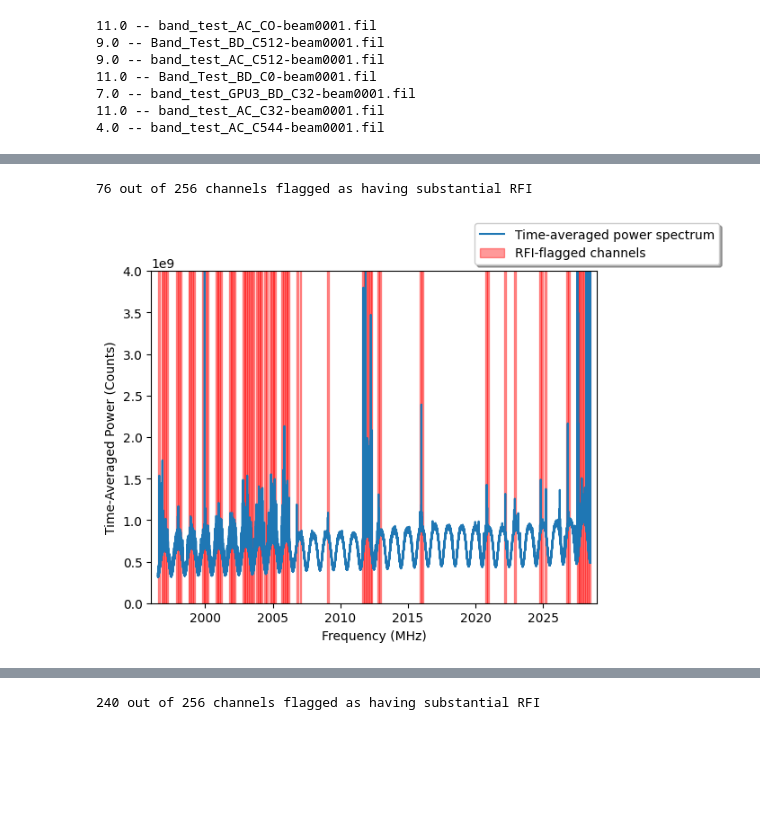
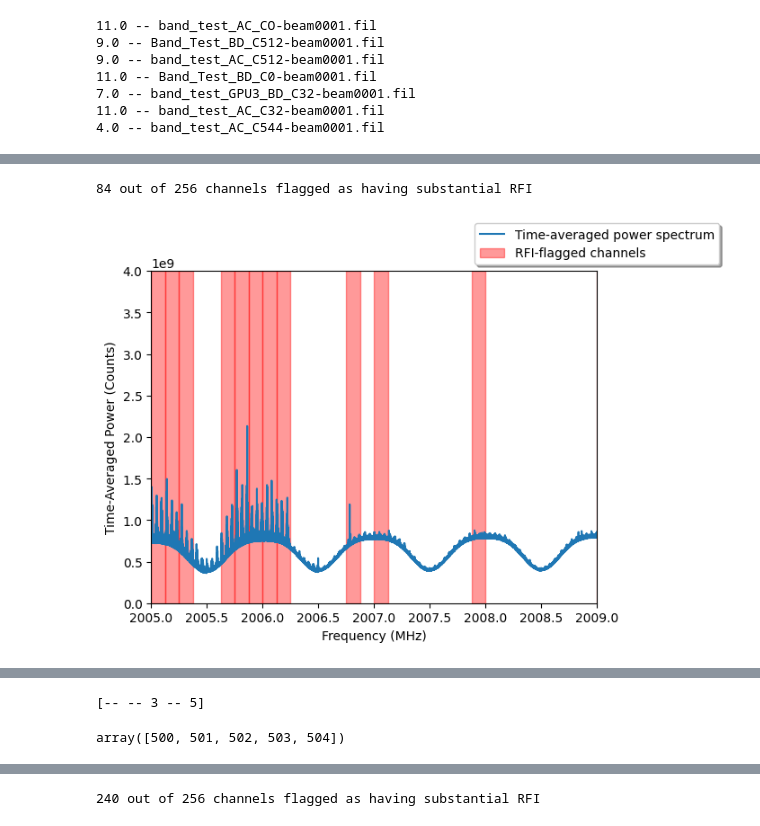
Before and after one commit to jareds-laf/playing-with-cosmic-data, a Jupyter notebook: filterbank/filterbank_rfi_id_kurtosis.ipynb, the cells around one changed output, grey strips where cells are left out. Drawn from its saved outputs; the diff is of its cells as text; code cells hidden in the pictures; blank space fills up the shorter version.

```diff
--- a/filterbank/filterbank_rfi_id_kurtosis.ipynb
+++ b/filterbank/filterbank_rfi_id_kurtosis.ipynb
@@ -348,7 +276,7 @@ def plot_mask_kurtosis(wf_in, n_divs=128, threshold=50, unfiltered=True, clean_c
 # %%
 def plot_tavg_powertemp(wf_in,
                     f_start=0, f_stop=6000,
-                    p_start=0, p_stop=5*10**10, n_divs=128, threshold=50,
+                    p_start=0, p_stop=5*10**10, n_divs=256, threshold=50,
                     show_filtered_bins=True):
     # Plot the time-averaged power spectrum for a given blimpy waterfall object
     # wf: The desired input waterfall object
@@ -393,5 +321,5 @@ def plot_tavg_powertemp(wf_in,
     else:
         ax.legend(fancybox=True,shadow=True, loc='lower center', bbox_to_anchor=(1, 1), ncols=1)
 # %%
-thrsh = 1.5
+thrsh = 1.25
 ndivs = 256
@@ -398,10 +333,10 @@ ndivs = 256
 # %%
 plot_tavg_powertemp(water5, n_divs=ndivs, threshold=thrsh,
-                    f_start=f_min, f_stop=f_max, p_start=0, p_stop=0.4*10**10,
+                    f_start=2005, f_stop=2009, p_start=0, p_stop=0.4*10**10,
                     show_filtered_bins=True)
 # %% [output]
-76 out of 256 channels flagged as having substantial RFI
+84 out of 256 channels flagged as having substantial RFI
-[figure, old version]
+[figure, new version]
 # %%
 water5.plot_waterfall(f_start=2015, f_stop=2020)
 # %%
@@ -430,3 +365,20 @@ for i in bins:
 113 2490.6250038146973
 114 2490.7500038146973
 115 2490.8750038146973
+# %%
+values = np.array([1,2,3,4,5])
+indices = np.array([0,1,3])
+
+masked_values = ma.masked_array(values)
+masked_values[indices] = ma.masked
+print(masked_values)
+
+# we want it so that the elements in arr1 that match the elements in arr2 are masked
+
+
+
+# print(maskiee)
+# np.arange(500, 505)
+# %% [output]
+[-- -- 3 -- 5]
+array([500, 501, 502, 503, 504])
```
Also changed, not shown: parts of 17 cells of this notebook, 1 other file.
